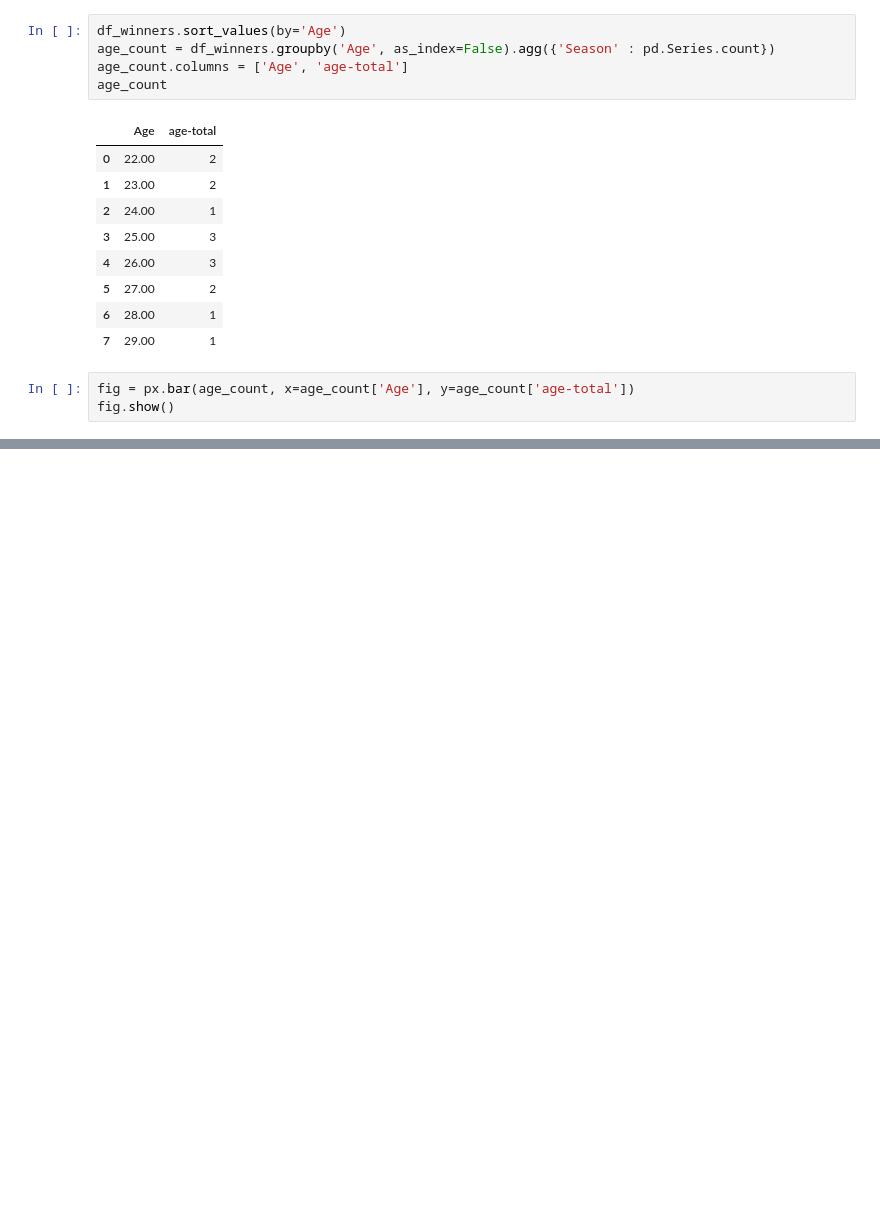
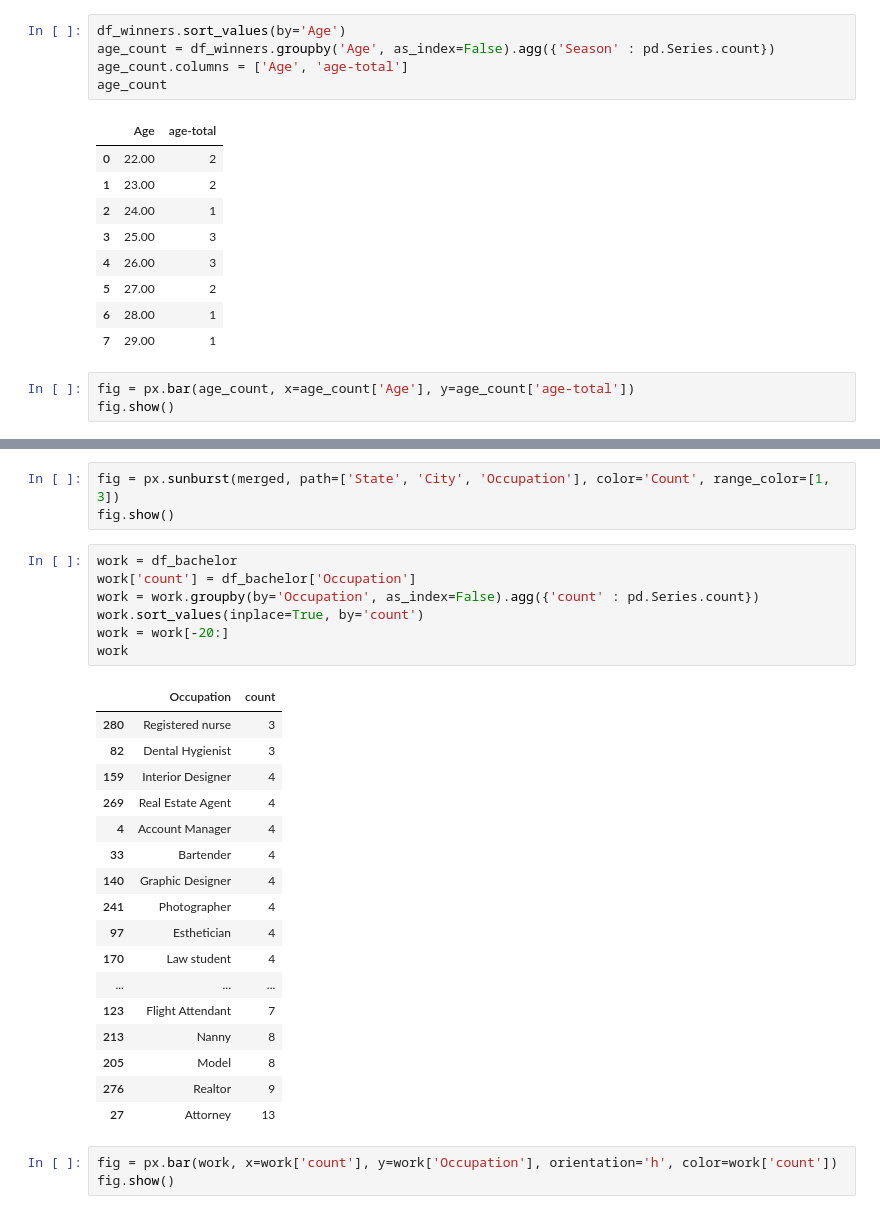
Before and after one commit to Jeff-Nibbs/bachelor-data-dive, a Jupyter notebook: PythonProject/bachelor-data/bachelor.ipynb, the cells around one changed output, grey strips where cells are left out. Drawn from its saved outputs; the diff is of its cells as text; blank space fills up the shorter version.

```diff
--- a/PythonProject/bachelor-data/bachelor.ipynb
+++ b/PythonProject/bachelor-data/bachelor.ipynb
@@ -147,0 +195,31 @@ fig.show()
+# %%
+fig = px.sunburst(merged, path=['State', 'City', 'Occupation'], color='Count', range_color=[1, 3])
+fig.show()
+# %%
+work = df_bachelor
+work['count'] = df_bachelor['Occupation']
+work = work.groupby(by='Occupation', as_index=False).agg({'count' : pd.Series.count})
+work.sort_values(inplace=True, by='count')
+work = work[-20:]
+work
+# %% [output]
+|  | Occupation | count |
+| 280 | Registered nurse | 3 |
+| 82 | Dental Hygienist | 3 |
+| 159 | Interior Designer | 4 |
+| 269 | Real Estate Agent | 4 |
+| 4 | Account Manager | 4 |
+| 33 | Bartender | 4 |
+| 140 | Graphic Designer | 4 |
+| 241 | Photographer | 4 |
+| 97 | Esthetician | 4 |
+| 170 | Law student | 4 |
+| ... | ... | ... |
+| 123 | Flight Attendant | 7 |
+| 213 | Nanny | 8 |
+| 205 | Model | 8 |
+| 276 | Realtor | 9 |
+| 27 | Attorney | 13 |
+# %%
+fig = px.bar(work, x=work['count'], y=work['Occupation'], orientation='h', color=work['count'])
+fig.show()
```
Also changed, not shown: parts of 6 cells of this notebook.
